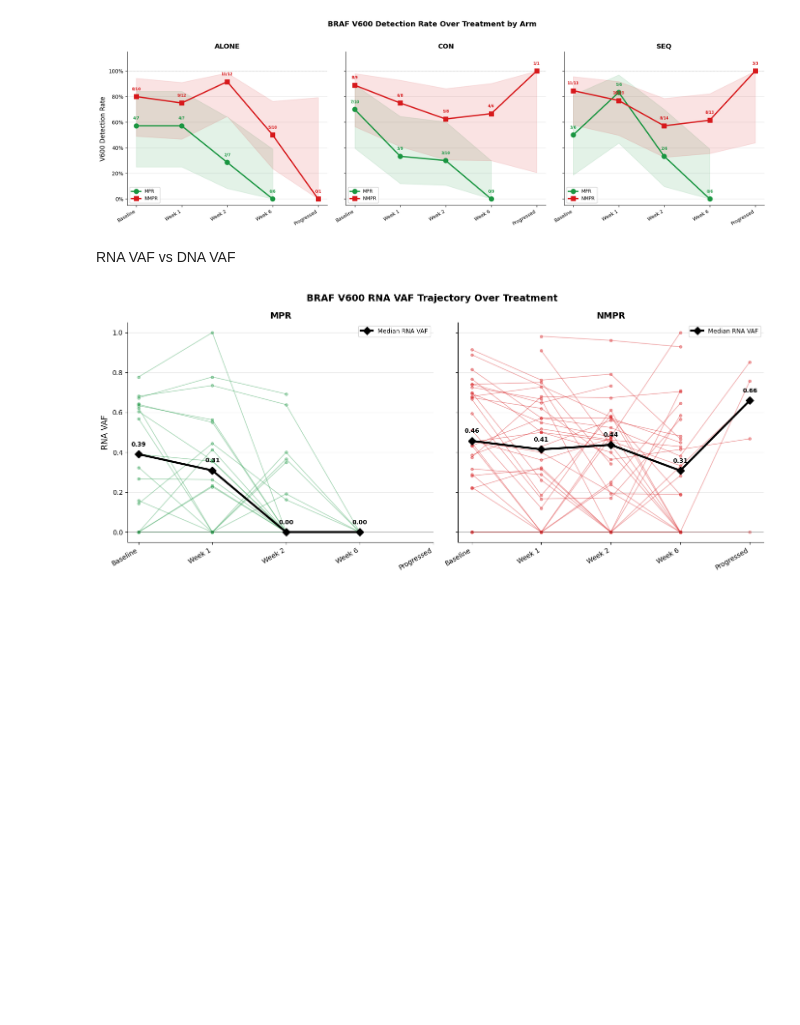
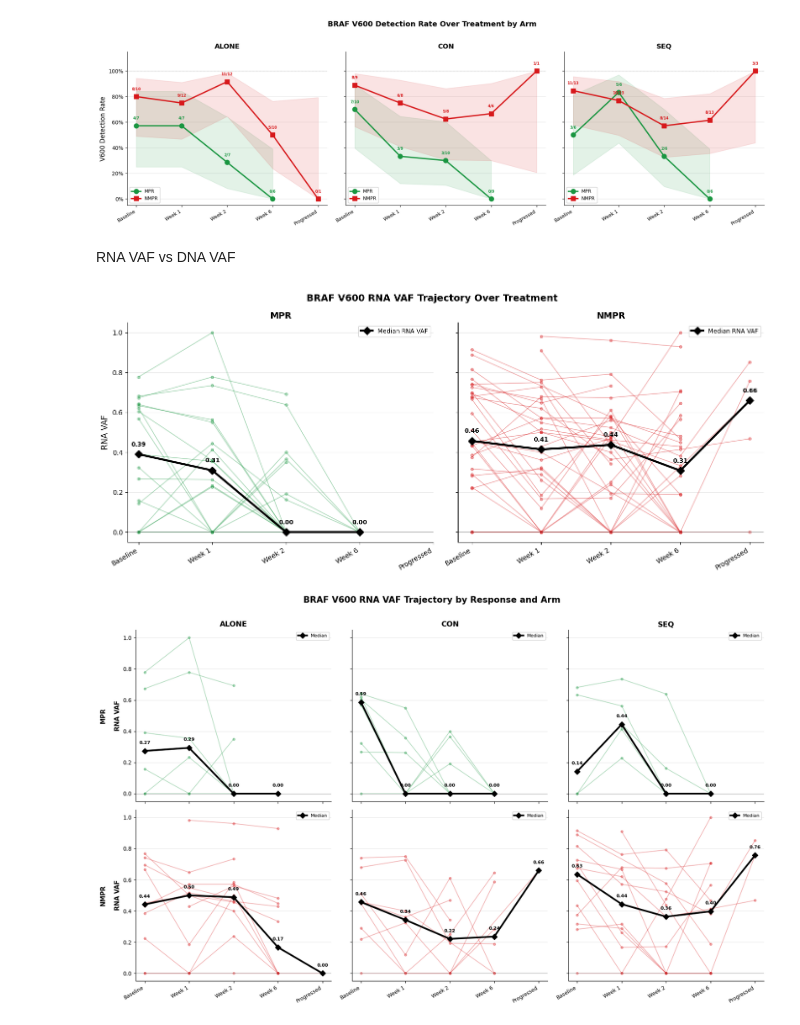
Before and after one commit to JaydenBeckwith/BRAF_analysis, a Jupyter notebook: braf_var_analysis.ipynb, the cells around one changed output. Saved outputs shown, nothing was run; the diff lists cells and outputs as text; code cells hidden in the pictures; blank space fills up the shorter version.

```diff
--- a/braf_var_analysis.ipynb
+++ b/braf_var_analysis.ipynb
@@ -773,3 +773,78 @@ plt.savefig('v600_rna_vaf_trajectory.png', dpi=300, bbox_inches='tight')
 plt.show()
 # %% [output]
 [figure]
+# %%
+
+v600_patients = plot_df[plot_df['V600_TYPE'] != 'WT']['PATIENT'].unique()
+plot_df_sub = plot_df[plot_df['PATIENT'].isin(v600_patients)]
+
+tp_order = ['Baseline', 'Week 1', 'Week 2', 'Week 6', 'Progressed']
+tp_to_x = {tp: i for i, tp in enumerate(tp_order)}
+plot_df_sub['x'] = plot_df_sub['TIMEPOINT'].map(tp_to_x)
+
+arms = sorted(plot_df_sub['ARM'].dropna().unique())
+responses = ['MPR', 'NMPR']
+colors = {'MPR': '#1a9641', 'NMPR': '#d7191c'}
+
+# --- Plot: Response (rows) x Arms (columns) ---
+n_arms = len(arms)
+fig, axes = plt.subplots(2, n_arms, figsize=(5.5 * n_arms, 10), sharey=True, sharex=True)
+if n_arms == 1:
+    axes = axes.reshape(-1, 1)
+
+for row, mpr in enumerate(responses):
+    for col, arm in enumerate(arms):
+        ax = axes[row, col]
+        sub = plot_df_sub[(plot_df_sub['ARM'] == arm) & (plot_df_sub['MPR_group'] == mpr)]
+
+        n_patients = sub['PATIENT'].nunique()
+
+        for patient, pdata in sub.groupby('PATIENT'):
+            pdata = pdata.sort_values('x')
+            ax.plot(pdata['x'], pdata['VAF'],
+                    marker='o', markersize=4, linewidth=1.2,
+                    alpha=0.35, color=colors[mpr], zorder=2)
+
+        if not sub.empty:
+            medians = sub.groupby('x')['VAF'].median()
+            ax.plot(medians.index, medians.values, color='black', linewidth=3,
+                    marker='D', markersize=7, zorder=5, label='Median')
+            for xi, med in medians.items():
+                ax.annotate(f'{med:.2f}', (xi, med), textcoords='offset points',
+                            xytext=(0, 12), ha='center', fontsize=8, fontweight='bold')
+
+        ax.set_ylim(-0.05, 1.05)
+        ax.spines['top'].set_visible(False)
+        ax.spines['right'].set_visible(False)
+        ax.grid(axis='y', alpha=0.3)
+        ax.axhline(0, color='grey', linewidth=0.5)
+
+        # Arm label on top row only
+        if row == 0:
+            ax.set_title(arm, fontsize=13, fontweight='bold')
+
+        # Response label on left column
+        if col == 0:
+            ax.set_ylabel(f'{mpr}\n\nRNA VAF', fontsize=11, fontweight='bold')
+
+        ax.text(0.98, 0.98, f'n={n_patients}', transform=ax.transAxes,
+                ha='right', va='top', fontsize=10, color='grey')
+
+        # x labels on bottom row only
+        if row == 1:
+            ax.set_xticks(range(len(tp_order)))
+            ax.set_xticklabels(tp_order, fontsize=9, rotation=30, ha='right')
+        else:
+            ax.set_xticks(range(len(tp_order)))
+            ax.set_xticklabels([])
+
+        if not sub.empty:
+            ax.legend(loc='upper right', fontsize=8, framealpha=0.9)
+
+fig.suptitle('BRAF V600 RNA VAF Trajectory by Response and Arm',
+             fontsize=15, fontweight='bold', y=1.01)
+plt.tight_layout()
+plt.savefig('v600_rna_vaf_trajectory_response_arm.png', dpi=300, bbox_inches='tight')
+plt.show()
+# %% [output]
+[figure, added]
```
Also changed, not shown: 1 other file.
